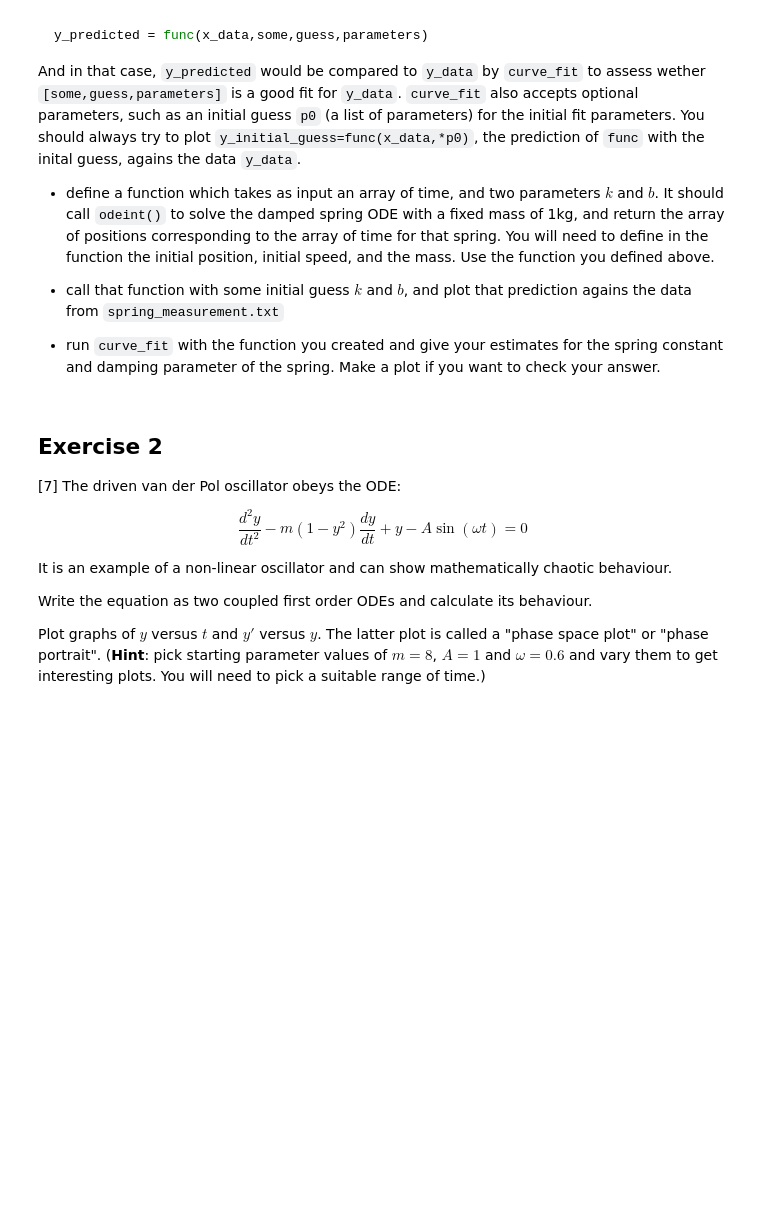
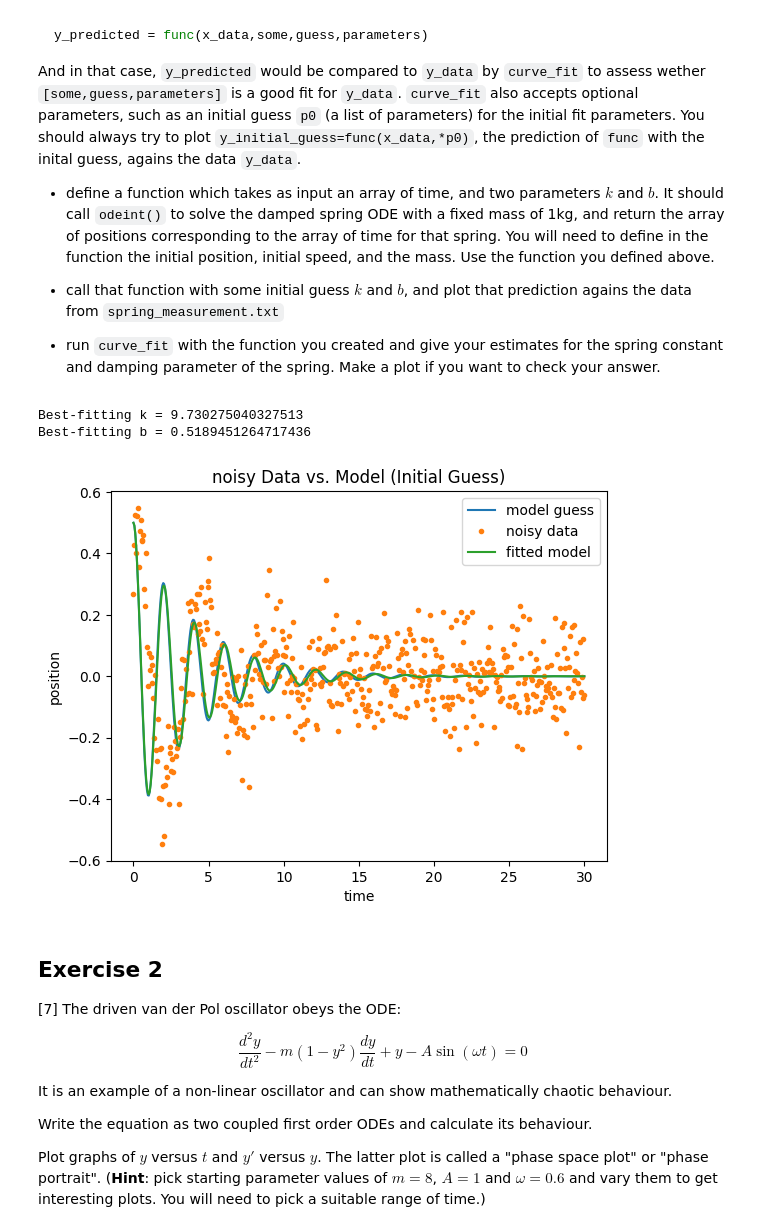
Before and after one commit to PX2145-2025/week-8-b-omarnemary2005-commits, a Jupyter notebook: ODEs.ipynb, the cells around one changed output. Saved outputs shown, nothing was run; the diff lists cells and outputs as text; code cells hidden in the pictures; blank space fills up the shorter version.

```diff
--- a/ODEs.ipynb
+++ b/ODEs.ipynb
@@ -328,35 +329,67 @@ And in that case, `y_predicted` would be compared to `y_data` by `curve_fit` to
 # %%
 def mass_spring(y, t, k, m, b): # return derivatives of the array y
     #define parameters
     pos = y[0] # position
     vel = y[1] # velocity
 
 
     # first derivative: dy/dt = velocity
     dposdt = vel
     # second derivative dy'/dt = accelaration
     dveldt = -(k/m)*pos-(b/m)*vel
 
     return [dposdt, dveldt]
 
-
-    def damping_spring_ODE(t,k,b):
+def damping_spring_ODE(t,k,b):
       m=1 # fixed mass
       yo=(0.5,0) # initial position and velocity
 
       #solve the damped ODE
       solution = odeint(mass_spring, y0, t, args=(k, m, b))
 
       # return positions
       return solution[: , 0]
 
-      # load noisy measurment data
-      noisy_data= load.txt('spring_measurement.txt')
-      noisy_time=noisy_data[:,0]
-      noisy_position=noisy_data[:,1]
+# load noisy measurment data
+noisy_data= np.loadtxt('https://raw.githubusercontent.com/PX2134/data/master/week8/spring_measurement.txt')
+noisy_time=noisy_data[:,0]
+noisy_position=noisy_data[:,1]
+y_guess = damping_spring_ODE(noisy_time, 10, 0.5)
 
-      # plot noisy data
-      plt.plot(noisy_time,noisy_position,'.',label='noisy data')
+
+ # plot noisy data
+plt.plot(noisy_time,y_guess,'-',label='model guess')
+plt.xlabel('time')
+plt.ylabel('position')
+plt.title('noisy Data vs. Model (Initial Guess)')
+plt.legend()
+
+
+
+# initial guesses for k and b
+p0 = [10, 0.5]
+
+# curve fitting
+popt, pcov = curve_fit(damping_spring_ODE, noisy_time, noisy_position, p0=p0)
+
+k_fit, b_fit = popt
+
+# printing best fit values
+print("Best-fitting k =", k_fit)
+print("Best-fitting b =", b_fit)
+
+y_fit = damping_spring_ODE(noisy_time, k_fit, b_fit)
+
+# plotting line of best fit
+
+plt.plot(noisy_time, noisy_position, '.', label='noisy data')
+plt.plot(noisy_time, y_fit, label='fitted model')
+plt.legend()
+plt.show()
+# %% [output]
+Best-fitting k = 9.730275040327513
+Best-fitting b = 0.5189451264717436
+[figure, added]
 # %% [markdown]
 ## Exercise 2
 
```
Also changed, not shown: parts of 2 cells of this notebook.
